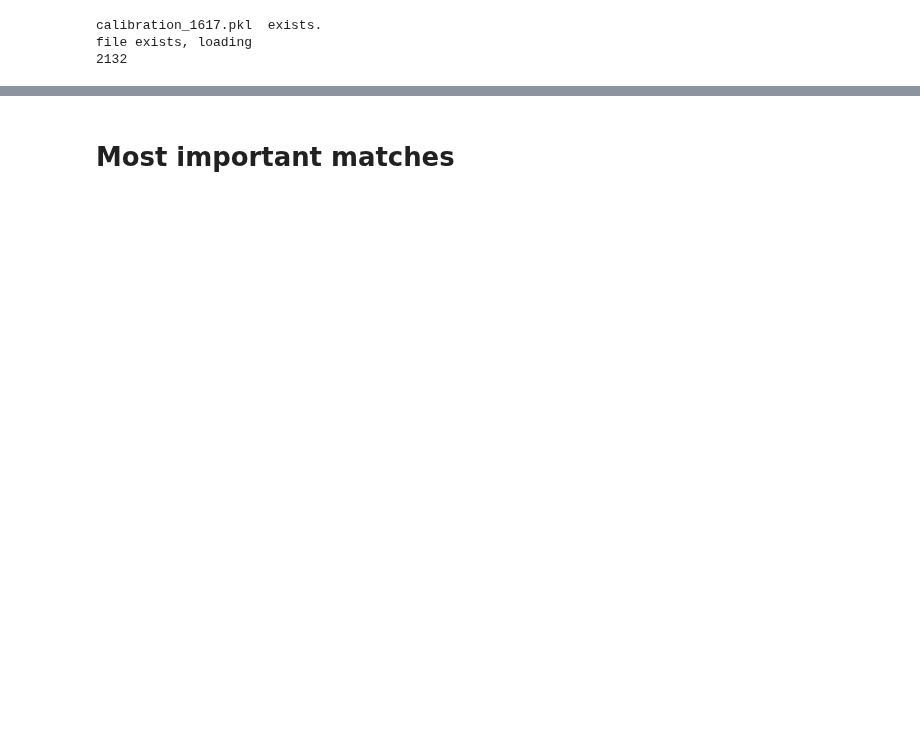
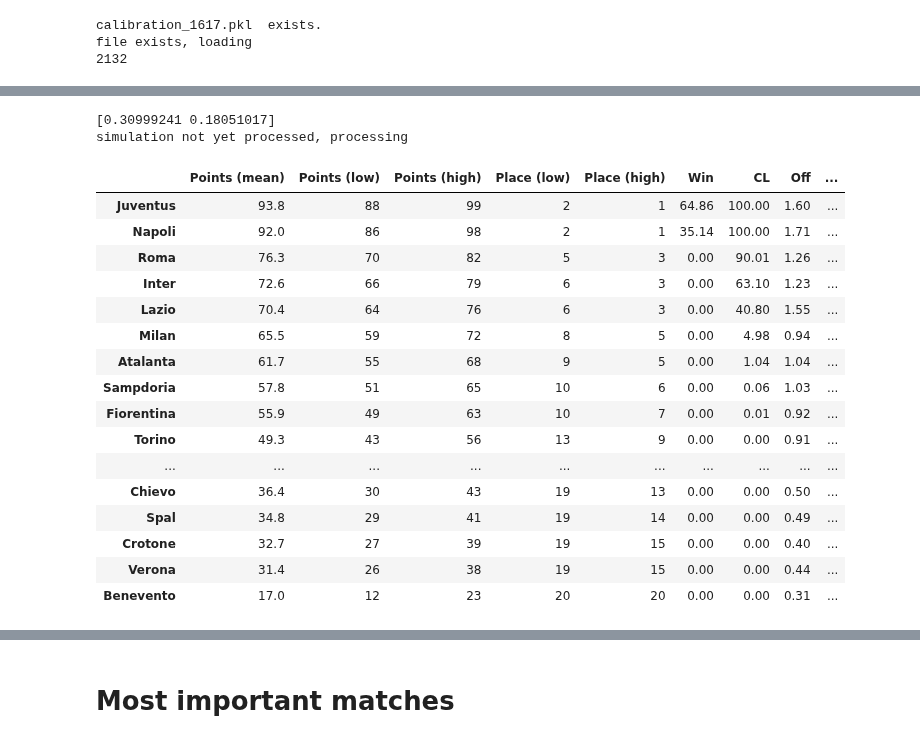
Before and after one commit to tchnvkng/python_notebooks, a Jupyter notebook: premier_league/pl2.ipynb, the cells around one changed output, grey strips where cells are left out. Cells and saved outputs as stored; diff of their text form; code cells hidden in the pictures; blank space fills up the shorter version.

```diff
--- a/premier_league/pl2.ipynb
+++ b/premier_league/pl2.ipynb
@@ -106 +96,30 @@ SerieA.season_report()
+# %%
+country='IT'
+home_advantage=np.array(calibrator.teams['Home'+country].means())-np.array(calibrator.teams['Away'+country].means())
+print(home_advantage)
+Teams[country]={x:teams[x] for x in teams if teams[x].country==country}
+League[country]=Season(Teams[country],home_advantage=home_advantage)
+League[country].process_current_results(all_data[country])
+League[country].simulate_season(n_scenarios=100000)
+League[country].season_report()
+# %% [output]
+[0.30999241 0.18051017]
+simulation not yet processed, processing
+|  | Points (mean) | Points (low) | Points (high) | Place (low) | Place (high) | Win | CL | Off | ... |
+| Juventus | 93.8 | 88 | 99 | 2 | 1 | 64.86 | 100.00 | 1.60 | ... |
+| Napoli | 92.0 | 86 | 98 | 2 | 1 | 35.14 | 100.00 | 1.71 | ... |
+| Roma | 76.3 | 70 | 82 | 5 | 3 | 0.00 | 90.01 | 1.26 | ... |
+| Inter | 72.6 | 66 | 79 | 6 | 3 | 0.00 | 63.10 | 1.23 | ... |
+| Lazio | 70.4 | 64 | 76 | 6 | 3 | 0.00 | 40.80 | 1.55 | ... |
+| Milan | 65.5 | 59 | 72 | 8 | 5 | 0.00 | 4.98 | 0.94 | ... |
+| Atalanta | 61.7 | 55 | 68 | 9 | 5 | 0.00 | 1.04 | 1.04 | ... |
+| Sampdoria | 57.8 | 51 | 65 | 10 | 6 | 0.00 | 0.06 | 1.03 | ... |
+| Fiorentina | 55.9 | 49 | 63 | 10 | 7 | 0.00 | 0.01 | 0.92 | ... |
+| Torino | 49.3 | 43 | 56 | 13 | 9 | 0.00 | 0.00 | 0.91 | ... |
+| ... | ... | ... | ... | ... | ... | ... | ... | ... | ... |
+| Chievo | 36.4 | 30 | 43 | 19 | 13 | 0.00 | 0.00 | 0.50 | ... |
+| Spal | 34.8 | 29 | 41 | 19 | 14 | 0.00 | 0.00 | 0.49 | ... |
+| Crotone | 32.7 | 27 | 39 | 19 | 15 | 0.00 | 0.00 | 0.40 | ... |
+| Verona | 31.4 | 26 | 38 | 19 | 15 | 0.00 | 0.00 | 0.44 | ... |
+| Benevento | 17.0 | 12 | 23 | 20 | 20 | 0.00 | 0.00 | 0.31 | ... |
 # %%
```
Also changed, not shown: parts of 15 cells of this notebook, 1 other file.
